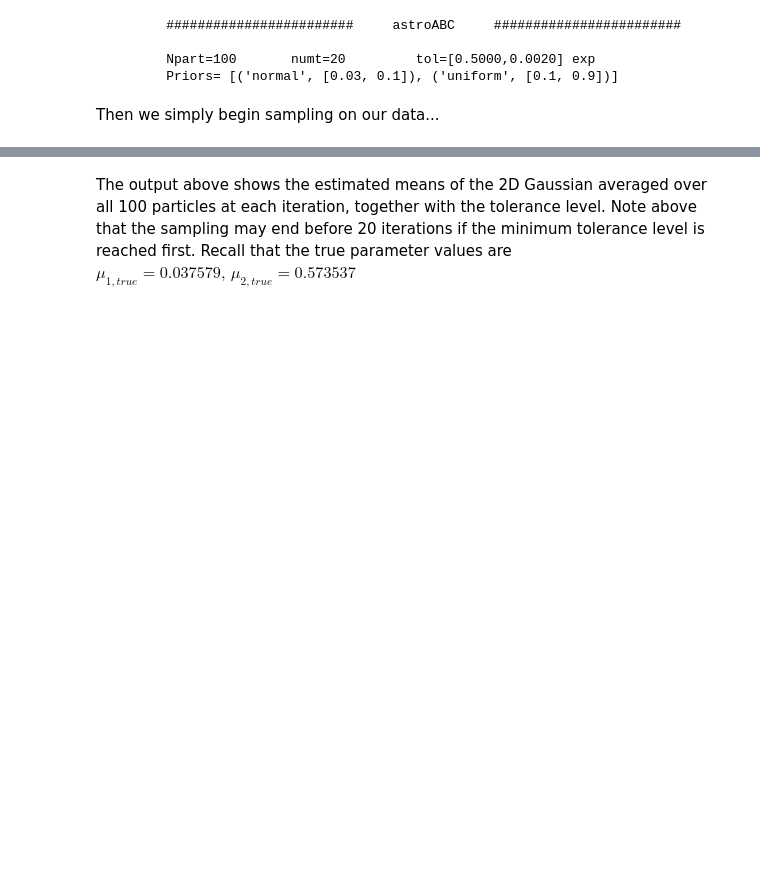
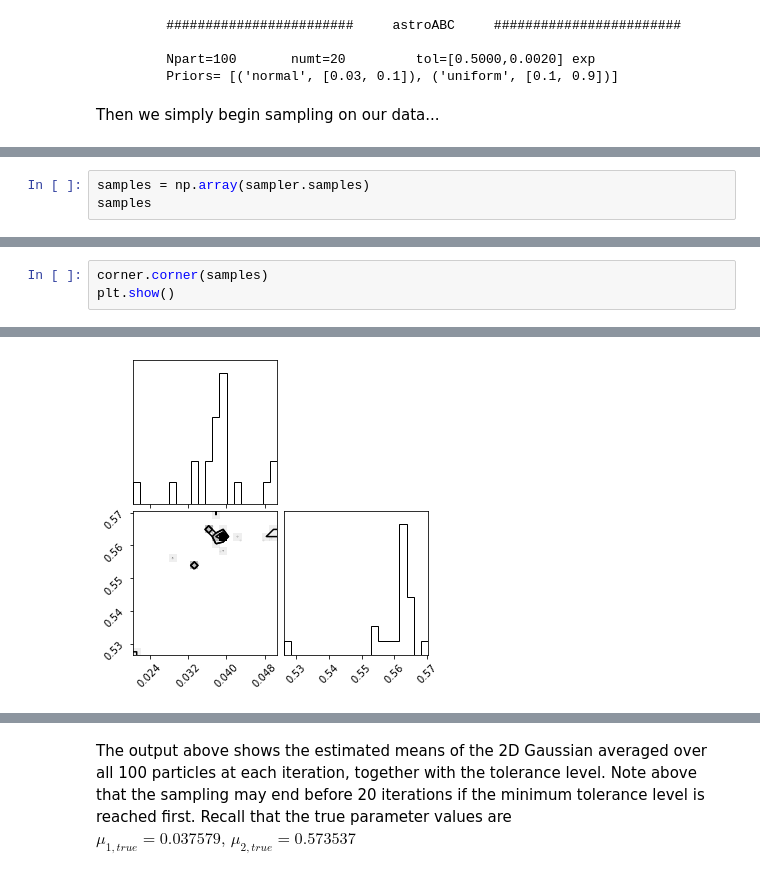
Before and after one commit to igomezv/astroABC, a Jupyter notebook: examples/multi-gaussian example.ipynb, the cells around one changed output, grey strips where cells are left out. Saved outputs shown, nothing was run; the diff lists cells and outputs as text; blank space fills up the shorter version.

```diff
--- a/examples/multi-gaussian example.ipynb
+++ b/examples/multi-gaussian example.ipynb
@@ -121,0 +126,3 @@ sampler.sample(model_sim)
+# %%
+samples = np.array(sampler.samples)
+samples
@@ -121,0 +157,4 @@ sampler.sample(model_sim)
+# %%
+corner.corner(samples)
+plt.show()
+# %% [output]
@@ -121,0 +162 @@ sampler.sample(model_sim)
+[figure, added]
```
Also changed, not shown: parts of 9 cells of this notebook, 1 other file.
